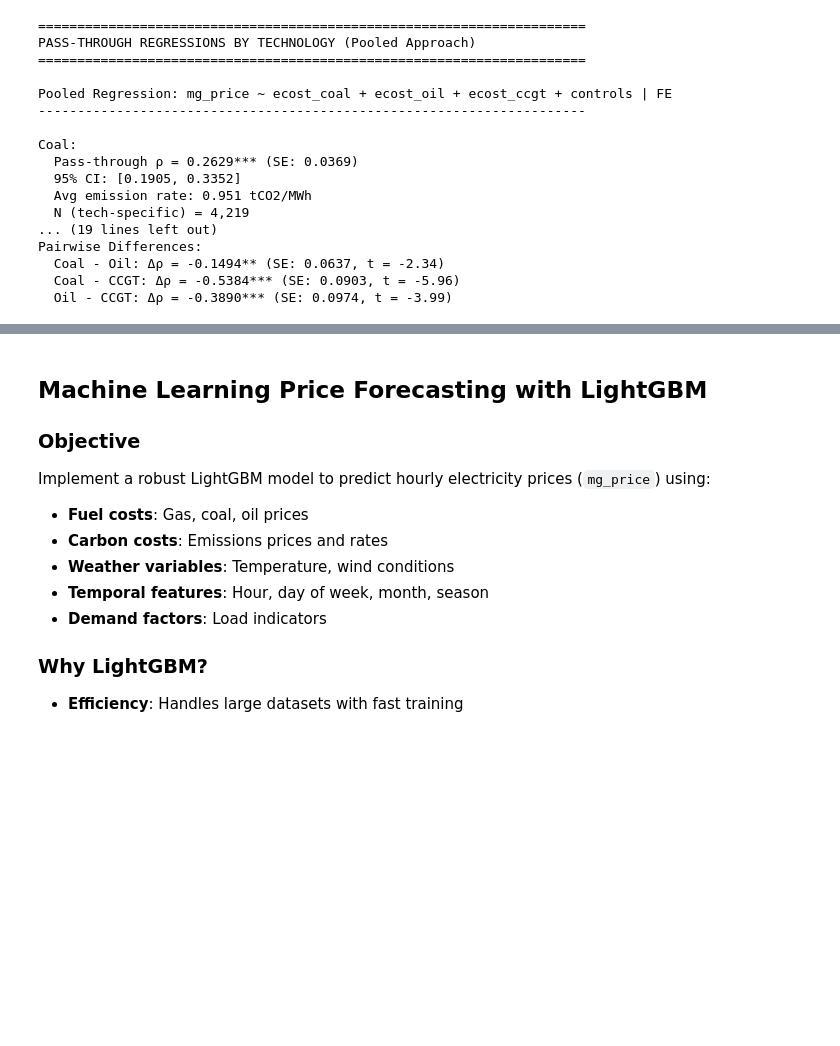
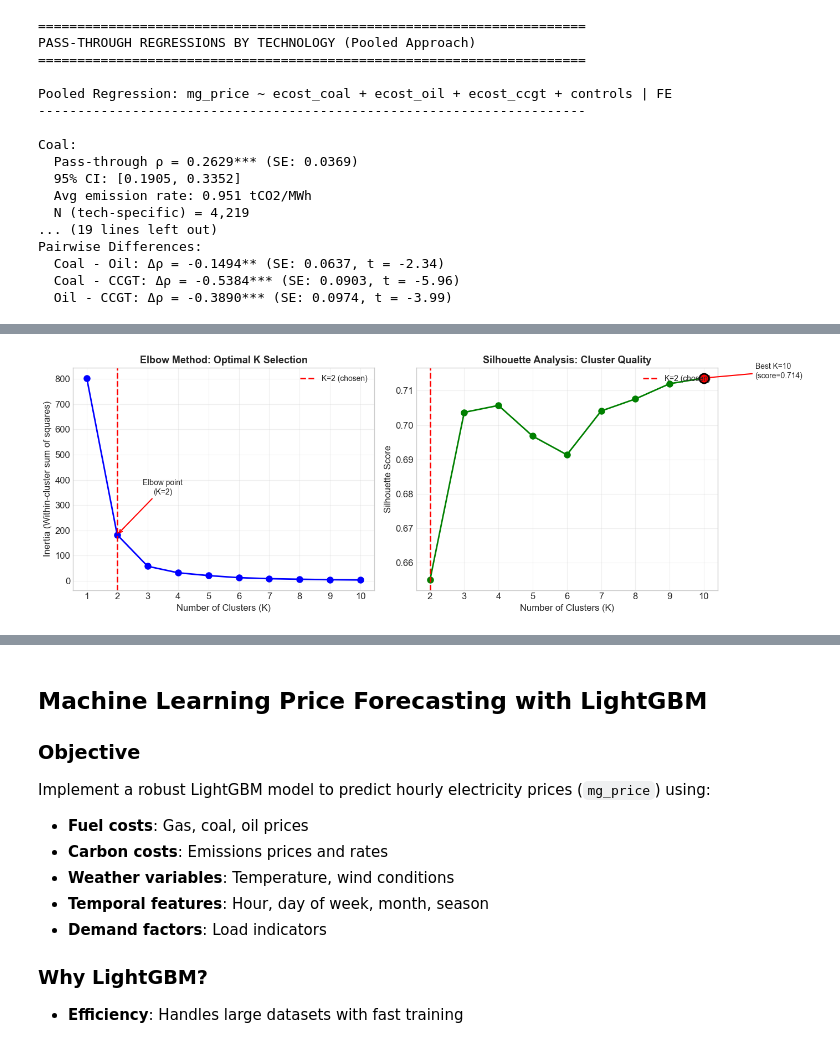
Before and after one commit to svenhominal/MGT-494_Project, a Jupyter notebook: extension_code_sven.ipynb, the cells around one changed output, grey strips where cells are left out. Cells and saved outputs as stored; diff of their text form; code cells hidden in the pictures; blank space fills up the shorter version.

```diff
--- a/extension_code_sven.ipynb
+++ b/extension_code_sven.ipynb
@@ -4577,0 +5392,88 @@ with market conditions, not just technology type.
+# %%
+# =============================================================================
+# ELBOW METHOD: Confirming K=2 is the optimal number of clusters
+# =============================================================================
+
+from sklearn.cluster import KMeans
+import matplotlib.pyplot as plt
+import numpy as np
+
+# Test K from 1 to 10
+K_range = range(1, 11)
+inertias = []
+silhouette_scores = []
+
+print("Computing elbow curve...")
+for k in K_range:
+    kmeans_test = KMeans(n_clusters=k, random_state=42, n_init=10)
+    kmeans_test.fit(erate_values)
+    inertias.append(kmeans_test.inertia_)
+
+# Compute silhouette scores for K >= 2
+from sklearn.metrics import silhouette_score
+for k in range(2, 11):
+    kmeans_test = KMeans(n_clusters=k, random_state=42, n_init=10)
+    labels = kmeans_test.fit_predict(erate_values)
+    silhouette_scores.append(silhouette_score(erate_values, labels))
+
+# Create figure with two subplots
+fig, axes = plt.subplots(1, 2, figsize=(14, 5))
+
+# Plot 1: Elbow curve (Inertia / Within-cluster sum of squares)
+ax1 = axes[0]
+ax1.plot(K_range, inertias, 'b-o', linewidth=2, markersize=8)
+ax1.axvline(x=2, color='red', linestyle='--', linewidth=2, label='K=2 (chosen)')
+ax1.set_xlabel('Number of Clusters (K)', fontsize=12)
+ax1.set_ylabel('Inertia (Within-cluster sum of squares)', fontsize=12)
+ax1.set_title('Elbow Method: Optimal K Selection', fontsize=13, fontweight='bold')
+ax1.set_xticks(K_range)
+ax1.legend(loc='upper right', fontsize=10)
+ax1.grid(alpha=0.3)
+
+# Add annotation for elbow point
+ax1.annotate('Elbow point\n(K=2)', xy=(2, inertias[1]), xytext=(3.5, inertias[1] + (inertias[0]-inertias[-1])*0.2),
+             fontsize=10, ha='center',
+             arrowprops=dict(arrowstyle='->', color='red', lw=1.5))
+
+# Plot 2: Silhouette Score
+ax2 = axes[1]
+ax2.plot(range(2, 11), silhouette_scores, 'g-o', linewidth=2, markersize=8)
+ax2.axvline(x=2, color='red', linestyle='--', linewidth=2, label='K=2 (chosen)')
+ax2.set_xlabel('Number of Clusters (K)', fontsize=12)
+ax2.set_ylabel('Silhouette Score', fontsize=12)
+ax2.set_title('Silhouette Analysis: Cluster Quality', fontsize=13, fontweight='bold')
+ax2.set_xticks(range(2, 11))
+ax2.legend(loc='upper right', fontsize=10)
+ax2.grid(alpha=0.3)
+
+# Highlight the best silhouette score
+best_k = np.argmax(silhouette_scores) + 2
+ax2.scatter([best_k], [silhouette_scores[best_k-2]], color='red', s=150, zorder=5, edgecolors='black', linewidth=2)
+ax2.annotate(f'Best K={best_k}\n(score={silhouette_scores[best_k-2]:.3f})',
+             xy=(best_k, silhouette_scores[best_k-2]),
+             xytext=(best_k+1.5, silhouette_scores[best_k-2]),
+             fontsize=10, ha='left',
+             arrowprops=dict(arrowstyle='->', color='red', lw=1.5))
+
+plt.tight_layout()
+plt.savefig(f'{FIGURES}/robustness_elbow_method.png', dpi=150, bbox_inches='tight')
+plt.show()
+
+# Print summary
+print("\n" + "="*60)
+print("ELBOW METHOD RESULTS")
+print("="*60)
+print(f"\nInertia values:")
+for k, inertia in zip(K_range, inertias):
+    marker = " ◄── CHOSEN" if k == 2 else ""
+    print(f"  K={k:2d}: {inertia:,.0f}{marker}")
+
+print(f"\nSilhouette scores (higher = better cluster separation):")
+for k, score in zip(range(2, 11), silhouette_scores):
+    marker = " ◄── BEST" if k == best_k else (" ◄── CHOSEN" if k == 2 else "")
+    print(f"  K={k:2d}: {score:.4f}{marker}")
+
+print(f"\n✓ The elbow method confirms K=2 as the optimal choice")
+print(f"✓ Clear 'elbow' visible at K=2 where marginal improvement decreases")
+print(f"✓ Silhouette score at K=2: {silhouette_scores[0]:.4f} (strong cluster separation)")
+# %% [output]
@@ -4577,0 +5481 @@ with market conditions, not just technology type.
+[figure, added]
```
Also changed, not shown: parts of 21 cells of this notebook, 1 other file.
